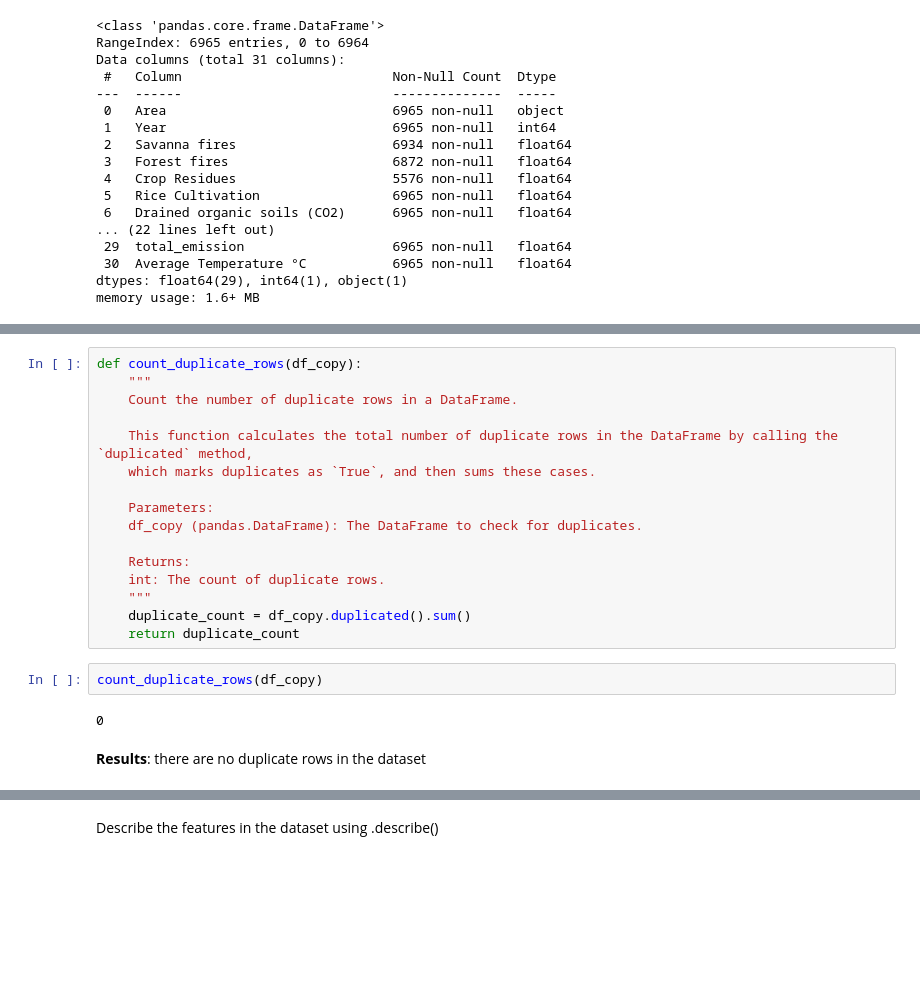
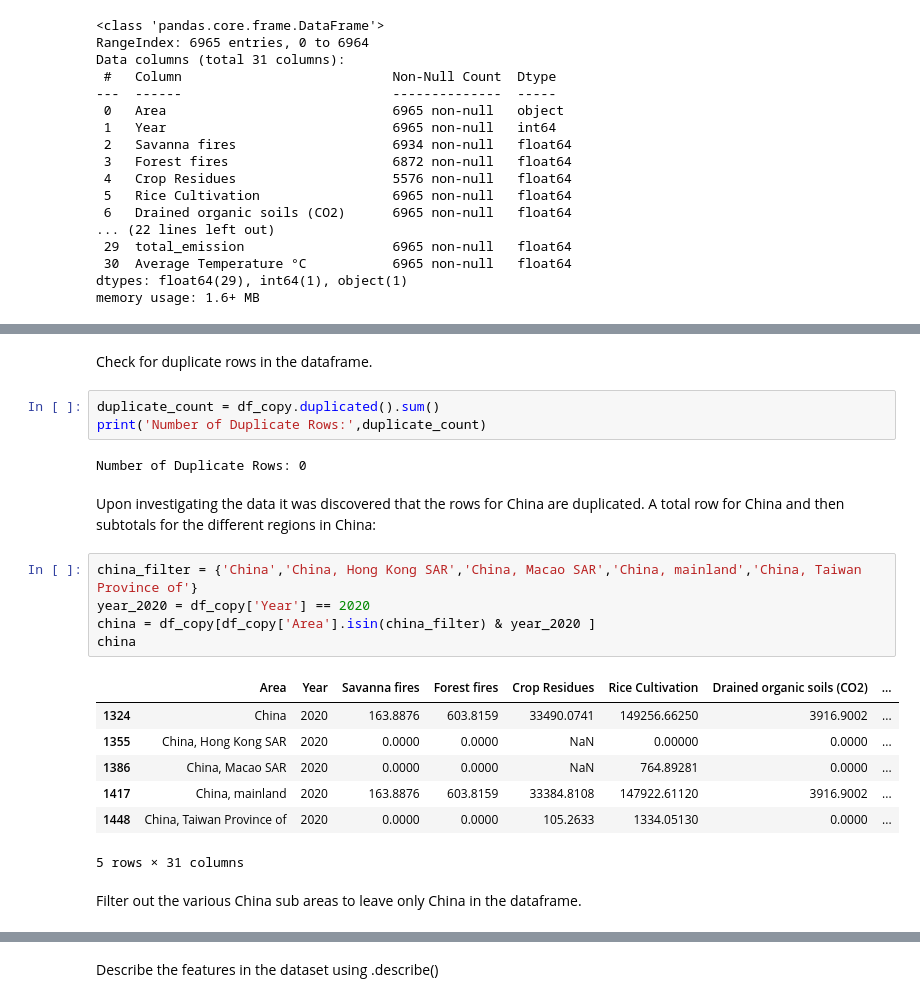
Before and after one commit to DavidFHarrison/2403PTDS_Regression_DH, a Jupyter notebook: Regression_Project_DH.ipynb, the cells around one changed output, grey strips where cells are left out. Saved outputs shown, nothing was run; the diff lists cells and outputs as text; blank space fills up the shorter version.

```diff
--- a/Regression_Project_DH.ipynb
+++ b/Regression_Project_DH.ipynb
@@ -148,22 +148,24 @@ The `count_duplicate_rows` function checks a DataFrame for duplicate entries by
-# %%
-def count_duplicate_rows(df_copy):
-    """
-    Count the number of duplicate rows in a DataFrame.
-
-    This function calculates the total number of duplicate rows in the DataFrame by calling the `duplicated` method,
-    which marks duplicates as `True`, and then sums these cases.
-
-    Parameters:
-    df_copy (pandas.DataFrame): The DataFrame to check for duplicates.
-
-    Returns:
-    int: The count of duplicate rows.
-    """
-    duplicate_count = df_copy.duplicated().sum()
-    return duplicate_count
-# %%
-count_duplicate_rows(df_copy)
-# %% [output]
-0
 # %% [markdown]
-**Results**:  there are no duplicate rows in the dataset
+Check for duplicate rows in the dataframe.
+# %%
+duplicate_count = df_copy.duplicated().sum()
+print('Number of Duplicate Rows:',duplicate_count)
+# %% [output]
+Number of Duplicate Rows: 0
+# %% [markdown]
+Upon investigating the data it was discovered that the rows for China are duplicated.  A total row for China and then subtotals for the different regions in China:
+# %%
+china_filter = {'China','China, Hong Kong SAR','China, Macao SAR','China, mainland','China, Taiwan Province of'}
+year_2020 = df_copy['Year'] == 2020
+china = df_copy[df_copy['Area'].isin(china_filter) & year_2020 ]
+china
+# %% [output]
+|  | Area | Year | Savanna fires | Forest fires | Crop Residues | Rice Cultivation | Drained organic soils (CO2) | ... |
+| 1324 | China | 2020 | 163.8876 | 603.8159 | 33490.0741 | 149256.66250 | 3916.9002 | ... |
+| 1355 | China, Hong Kong SAR | 2020 | 0.0000 | 0.0000 | NaN | 0.00000 | 0.0000 | ... |
+| 1386 | China, Macao SAR | 2020 | 0.0000 | 0.0000 | NaN | 764.89281 | 0.0000 | ... |
+| 1417 | China, mainland | 2020 | 163.8876 | 603.8159 | 33384.8108 | 147922.61120 | 3916.9002 | ... |
+| 1448 | China, Taiwan Province of | 2020 | 0.0000 | 0.0000 | 105.2633 | 1334.05130 | 0.0000 | ... |
+5 rows × 31 columns
+# %% [markdown]
+Filter out the various China sub areas to leave only China in the dataframe.
```
Also changed, not shown: parts of 23 cells of this notebook, 2 other files.
